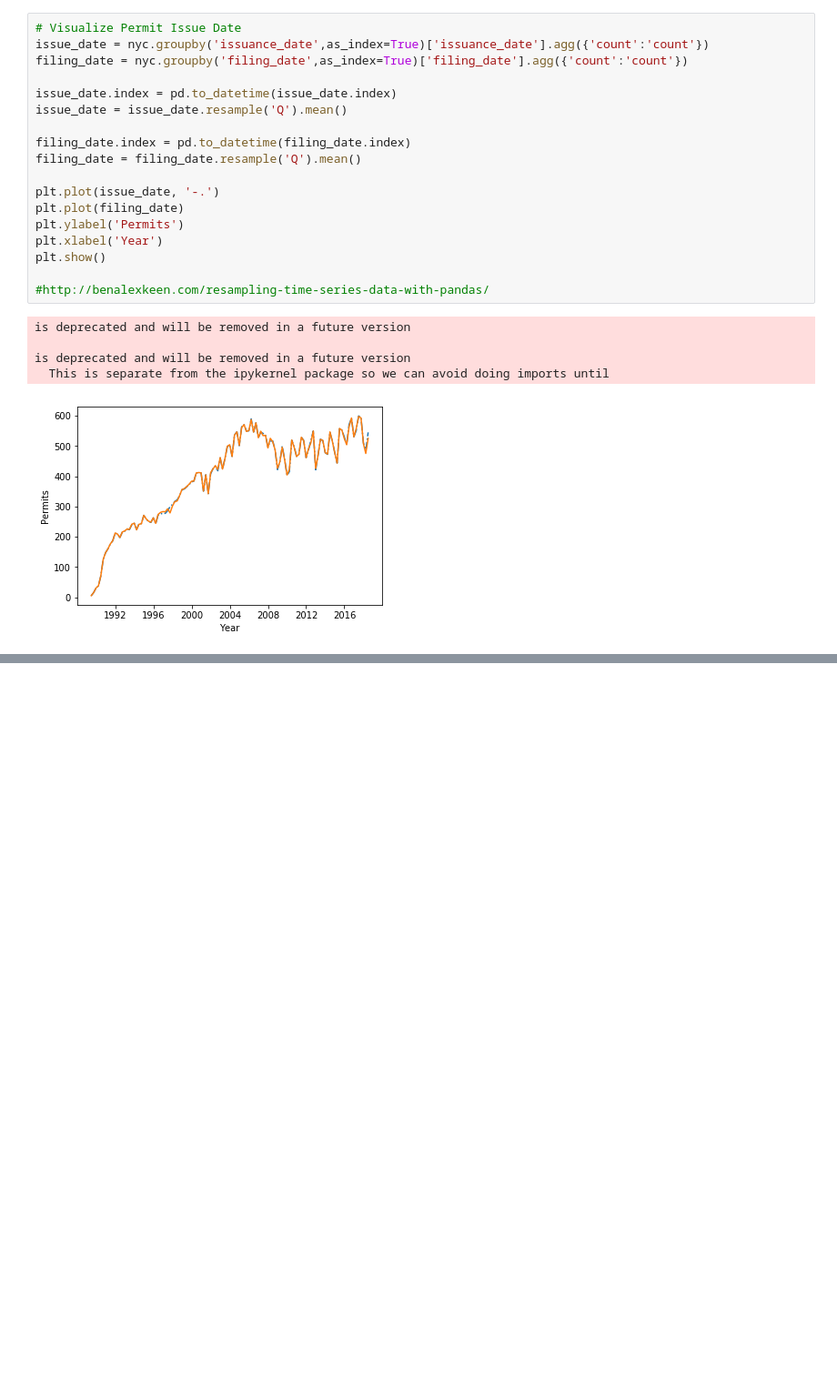
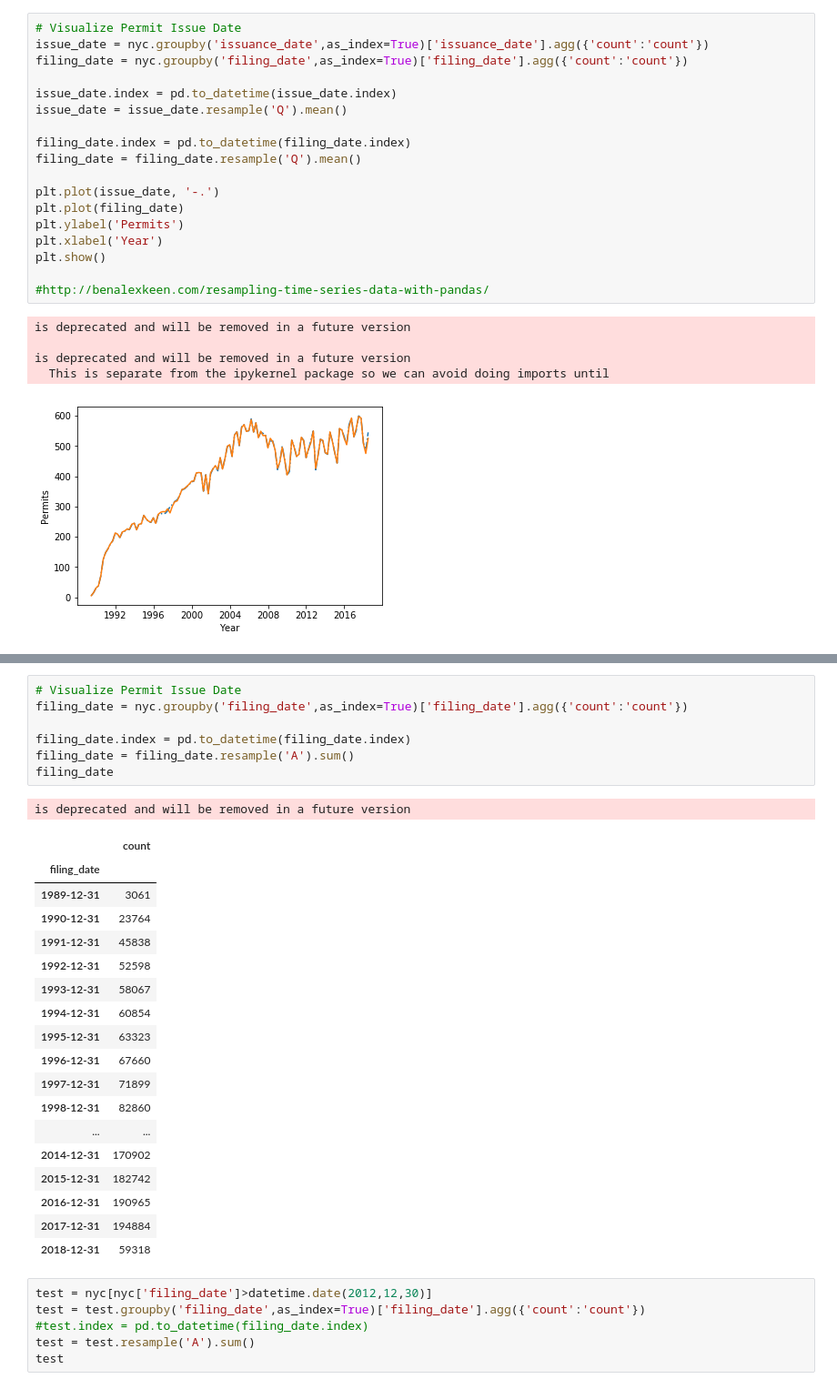
Before and after one commit to dtse91/Springboard, a Jupyter notebook: Capstone 1 Project/Capstone Project 1 Data Wrangling.ipynb, the cells around one changed output, grey strips where cells are left out. Shown at 91% size. Saved outputs shown, nothing was run; the diff lists cells and outputs as text; blank space fills up the shorter version.

```diff
--- a/Capstone 1 Project/Capstone Project 1 Data Wrangling.ipynb
+++ b/Capstone 1 Project/Capstone Project 1 Data Wrangling.ipynb
@@ -383,3 +391,36 @@ is deprecated and will be removed in a future version
+# %%
+# Visualize Permit Issue Date
+filing_date = nyc.groupby('filing_date',as_index=True)['filing_date'].agg({'count':'count'})
+
+filing_date.index = pd.to_datetime(filing_date.index)
+filing_date = filing_date.resample('A').sum()
+filing_date
+# %% [output]
+is deprecated and will be removed in a future version
+|  | count |
+| filing_date |  |
+| 1989-12-31 | 3061 |
+| 1990-12-31 | 23764 |
+| 1991-12-31 | 45838 |
+| 1992-12-31 | 52598 |
+| 1993-12-31 | 58067 |
+| 1994-12-31 | 60854 |
+| 1995-12-31 | 63323 |
+| 1996-12-31 | 67660 |
+| 1997-12-31 | 71899 |
+| 1998-12-31 | 82860 |
+| ... | ... |
+| 2014-12-31 | 170902 |
+| 2015-12-31 | 182742 |
+| 2016-12-31 | 190965 |
+| 2017-12-31 | 194884 |
+| 2018-12-31 | 59318 |
+# %%
+test = nyc[nyc['filing_date']>datetime.date(2012,12,30)]
+test = test.groupby('filing_date',as_index=True)['filing_date'].agg({'count':'count'})
+#test.index = pd.to_datetime(filing_date.index)
+test = test.resample('A').sum()
+test
 # %%
 # TESTING
 
```
Also changed, not shown: parts of 12 cells of this notebook.
